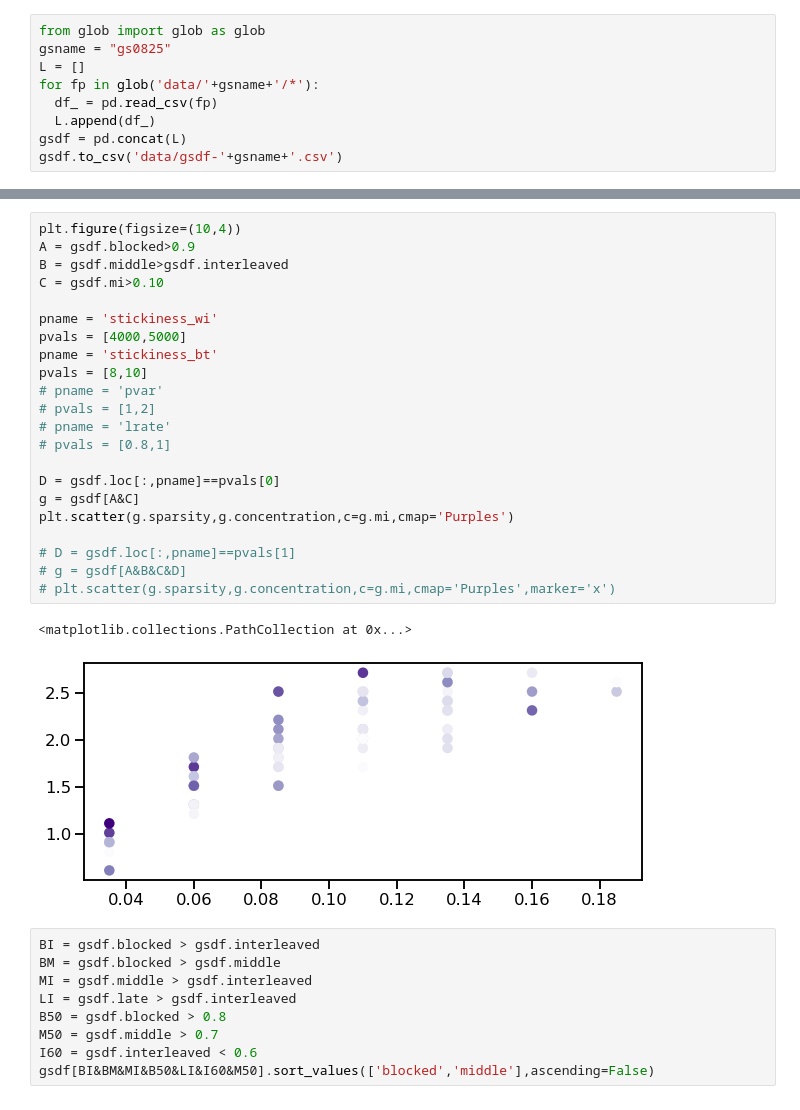
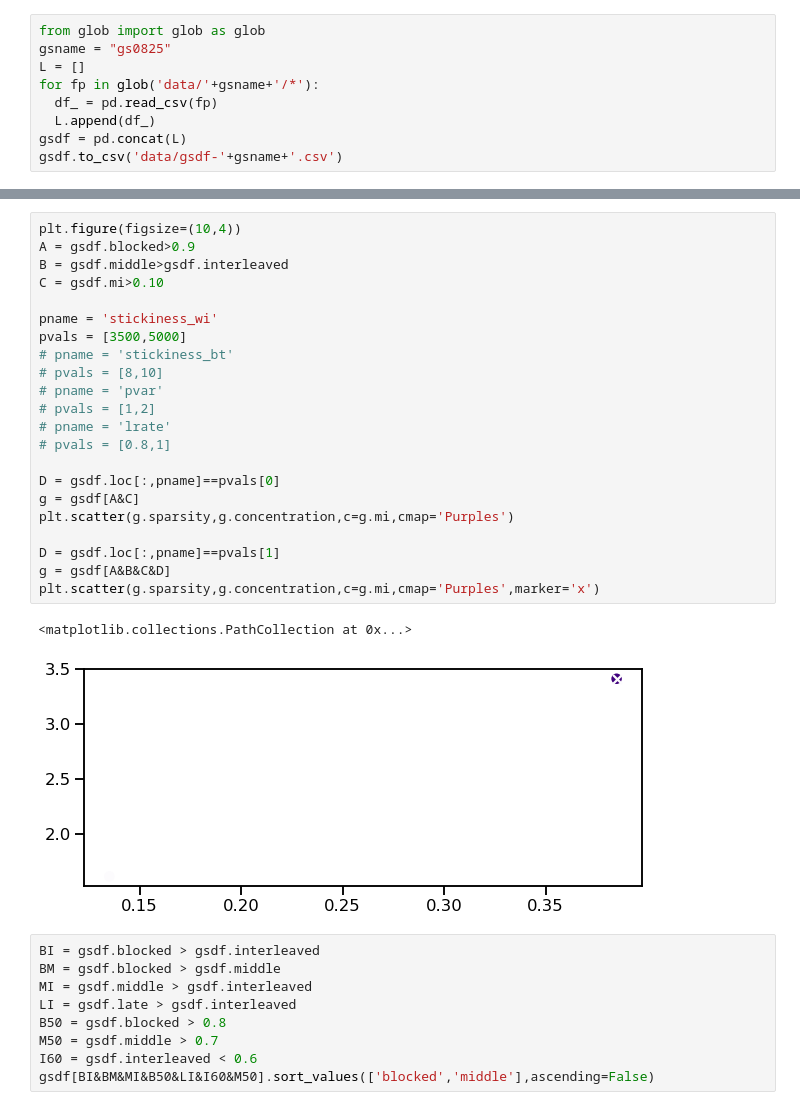
Before and after one commit to andrebeu/CSW, a Jupyter notebook: cswsem0621/gridsearch-testacc-analysis.ipynb, the cells around one changed output, grey strips where cells are left out. Saved outputs shown, nothing was run; the diff lists cells and outputs as text.

```diff
--- a/cswsem0621/gridsearch-testacc-analysis.ipynb
+++ b/cswsem0621/gridsearch-testacc-analysis.ipynb
@@ -56,28 +90,28 @@ gsdf[D10&B50].sort_values('mi',ascending=False)
 # %%
 plt.figure(figsize=(10,4))
 A = gsdf.blocked>0.9
 B = gsdf.middle>gsdf.interleaved
 C = gsdf.mi>0.10
 
 pname = 'stickiness_wi'
-pvals = [4000,5000]
-pname = 'stickiness_bt'
-pvals = [8,10]
+pvals = [3500,5000]
+# pname = 'stickiness_bt'
+# pvals = [8,10]
 # pname = 'pvar'
 # pvals = [1,2]
 # pname = 'lrate'
 # pvals = [0.8,1]
 
 D = gsdf.loc[:,pname]==pvals[0]
 g = gsdf[A&C]
 plt.scatter(g.sparsity,g.concentration,c=g.mi,cmap='Purples')
 
-# D = gsdf.loc[:,pname]==pvals[1]
-# g = gsdf[A&B&C&D]
-# plt.scatter(g.sparsity,g.concentration,c=g.mi,cmap='Purples',marker='x')
+D = gsdf.loc[:,pname]==pvals[1]
+g = gsdf[A&B&C&D]
+plt.scatter(g.sparsity,g.concentration,c=g.mi,cmap='Purples',marker='x')
 # %% [output]
 <matplotlib.collections.PathCollection at 0x...>
-[figure, old version]
+[figure, new version]
 # %%
 BI = gsdf.blocked > gsdf.interleaved
 BM = gsdf.blocked > gsdf.middle
```
Also changed, not shown: parts of 4 cells of this notebook, 17 other files.
